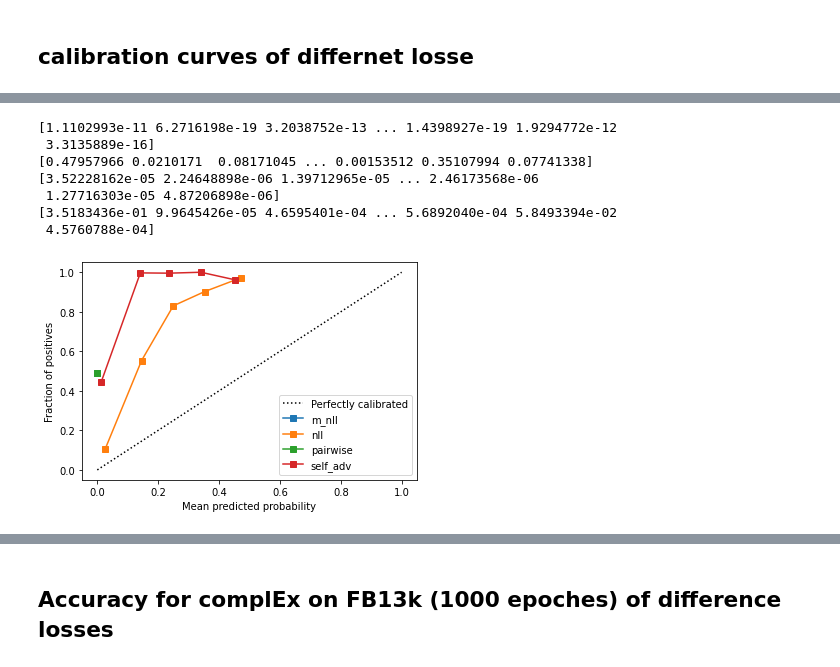
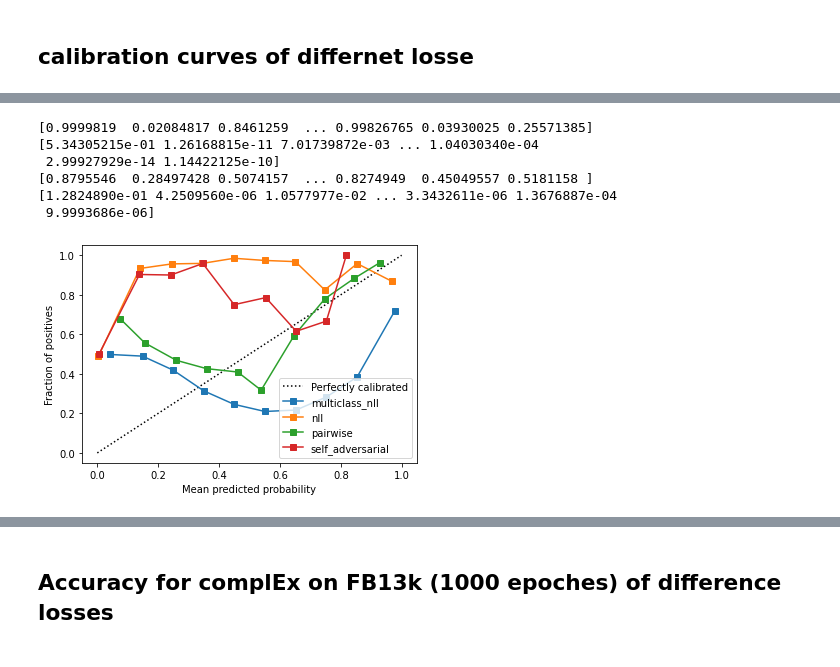
Before and after one commit to TREAT-UOE/kgcal, a Jupyter notebook: notebooks/exp8.ipynb, the cells around one changed output, grey strips where cells are left out. Drawn from its saved outputs; the diff is of its cells as text; code cells hidden in the pictures.

```diff
--- a/notebooks/exp8.ipynb
+++ b/notebooks/exp8.ipynb
@@ -54,15 +46,12 @@ plot_cal(fb_comps[3], ds.fb13, ax, 'self_adv')
-# %%
-fig, ax = plt.subplots()
-plot_cal(wn_trans[0], ds.wn18, ax, 'm_nll')
-plot_cal(wn_trans[1], ds.wn18, ax, 'nll')
-plot_cal(wn_trans[2], ds.wn18, ax, 'pairwise')
-plot_cal(wn_trans[3], ds.wn18, ax, 'self_adv')
-# %% [output]
-[1.1102993e-11 6.2716198e-19 3.2038752e-13 ... 1.4398927e-19 1.9294772e-12
- 3.3135889e-16]
-[0.47957966 0.0210171  0.08171045 ... 0.00153512 0.35107994 0.07741338]
-[3.52228162e-05 2.24648898e-06 1.39712965e-05 ... 2.46173568e-06
- 1.27716303e-05 4.87206898e-06]
-[3.5183436e-01 9.9645426e-05 4.6595401e-04 ... 5.6892040e-04 5.8493394e-02
- 4.5760788e-04]
-[figure, removed]
+# %%
+fig, ax = plt.subplots()
+for name, model in fb_comps.items():
+    plot_cal(model, ds.fb13, ax, name[5:-4])
+# %% [output]
+[0.9999819  0.02084817 0.8461259  ... 0.99826765 0.03930025 0.25571385]
+[5.34305215e-01 1.26168815e-11 7.01739872e-03 ... 1.04030340e-04
+ 2.99927929e-14 1.14422125e-10]
+[0.8795546  0.28497428 0.5074157  ... 0.8274949  0.45049557 0.5181158 ]
+[1.2824890e-01 4.2509560e-06 1.0577977e-02 ... 3.3432611e-06 1.3676887e-04
+ 9.9993686e-06]
+[figure, added]
```
Also changed, not shown: parts of 11 cells of this notebook, 1 other file.
